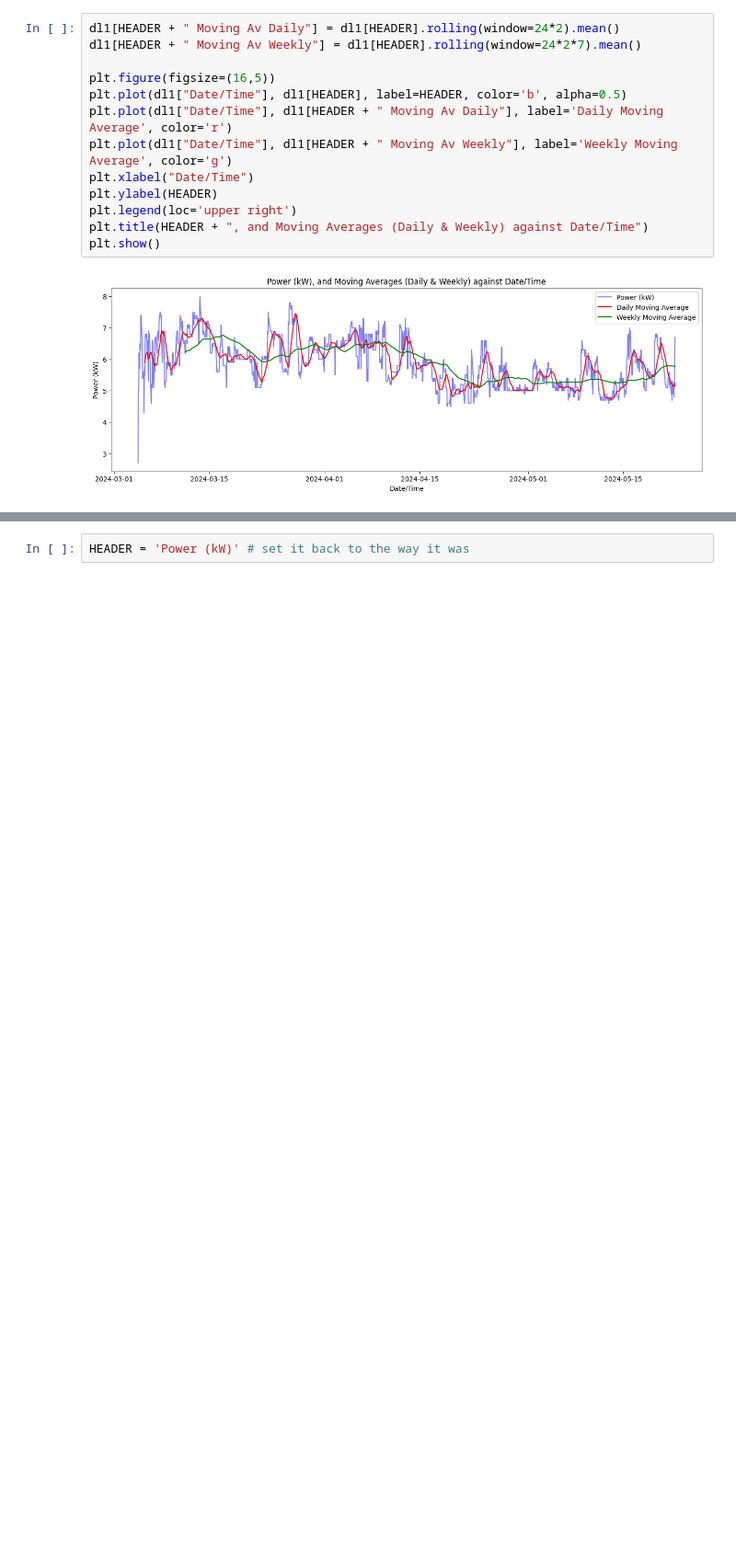
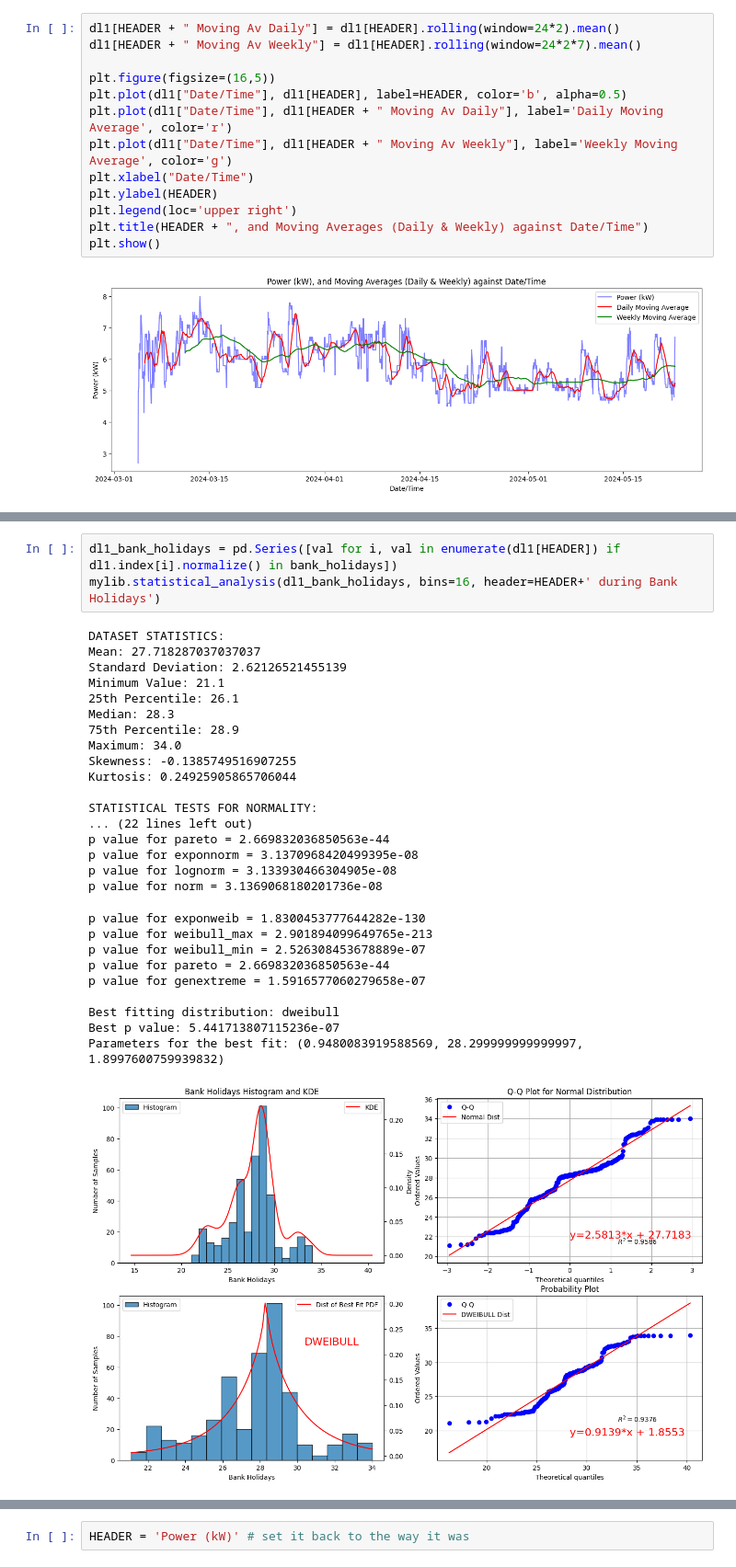
Before and after one commit to ogahector/power_analysis_eeedept, a Jupyter notebook: src/main.ipynb, the cells around one changed output, grey strips where cells are left out. Shown at 92% size. Saved outputs shown, nothing was run; the diff lists cells and outputs as text; blank space fills up the shorter version.

```diff
--- a/src/main.ipynb
+++ b/src/main.ipynb
@@ -447 +448,32 @@ Parameters for the best fit: (19.49329697729327, 5.21152953371823)
 In order to streamline the testing process, I had an idea to make a testing suite that takes in a Series or DataFrame and obtains all the required information we need to make a statement about the subsets of the dataset we will be analysing.
+# %%
+dl1_bank_holidays = pd.Series([val for i, val in enumerate(dl1[HEADER]) if dl1.index[i].normalize() in bank_holidays])
+mylib.statistical_analysis(dl1_bank_holidays, bins=16, header=HEADER+' during Bank Holidays')
+# %% [output]
+DATASET STATISTICS:
+Mean: 27.718287037037037
+Standard Deviation: 2.62126521455139
+Minimum Value: 21.1
+25th Percentile: 26.1
+Median: 28.3
+75th Percentile: 28.9
+Maximum: 34.0
+Skewness: -0.1385749516907255
+Kurtosis: 0.24925905865706044
+
+STATISTICAL TESTS FOR NORMALITY:
+... (22 lines left out)
+p value for pareto = 2.669832036850563e-44
+p value for exponnorm = 3.1370968420499395e-08
+p value for lognorm = 3.133930466304905e-08
+p value for norm = 3.1369068180201736e-08
+p value for exponweib = 1.8300453777644282e-130
+p value for weibull_max = 2.901894099649765e-213
+p value for weibull_min = 2.526308453678889e-07
+p value for pareto = 2.669832036850563e-44
+p value for genextreme = 1.5916577060279658e-07
+
+Best fitting distribution: dweibull
+Best p value: 5.441713807115236e-07
+Parameters for the best fit: (0.9480083919588569, 28.299999999999997, 1.8997600759939832)
+[figure, added]
```
Also changed, not shown: parts of 12 cells of this notebook, 1 other file.
